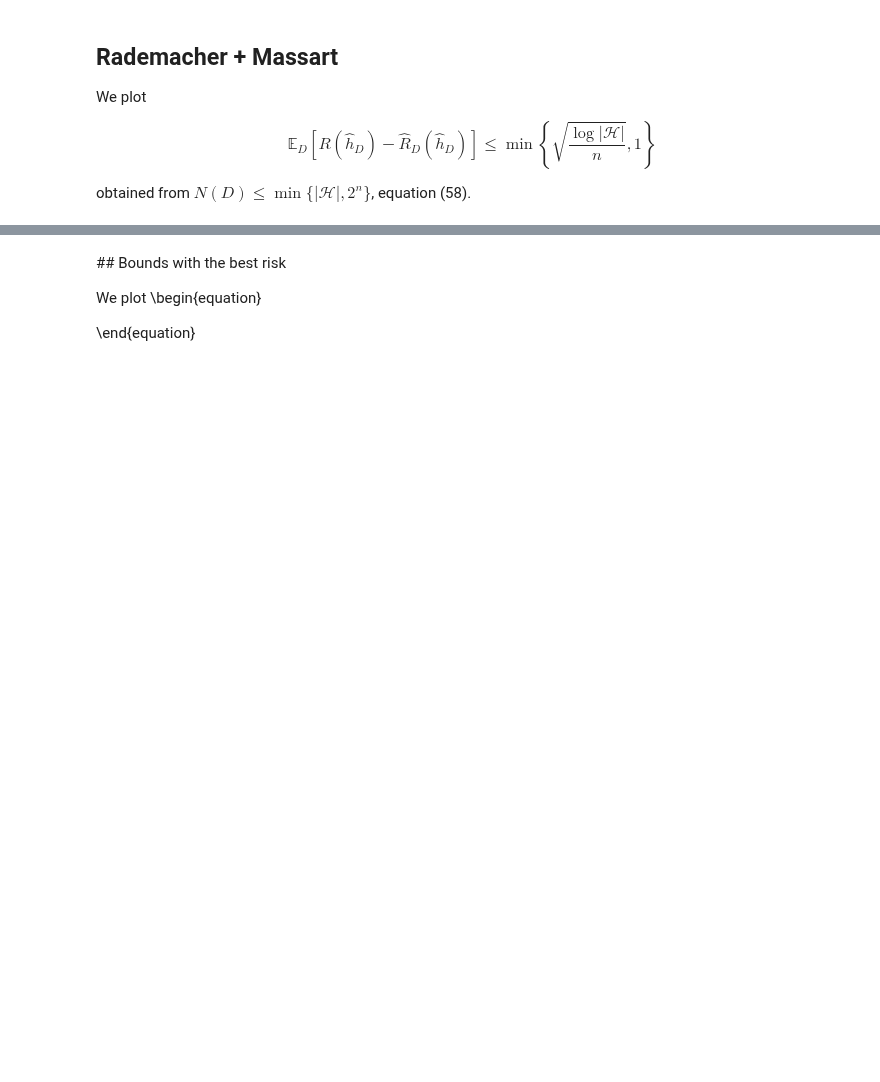
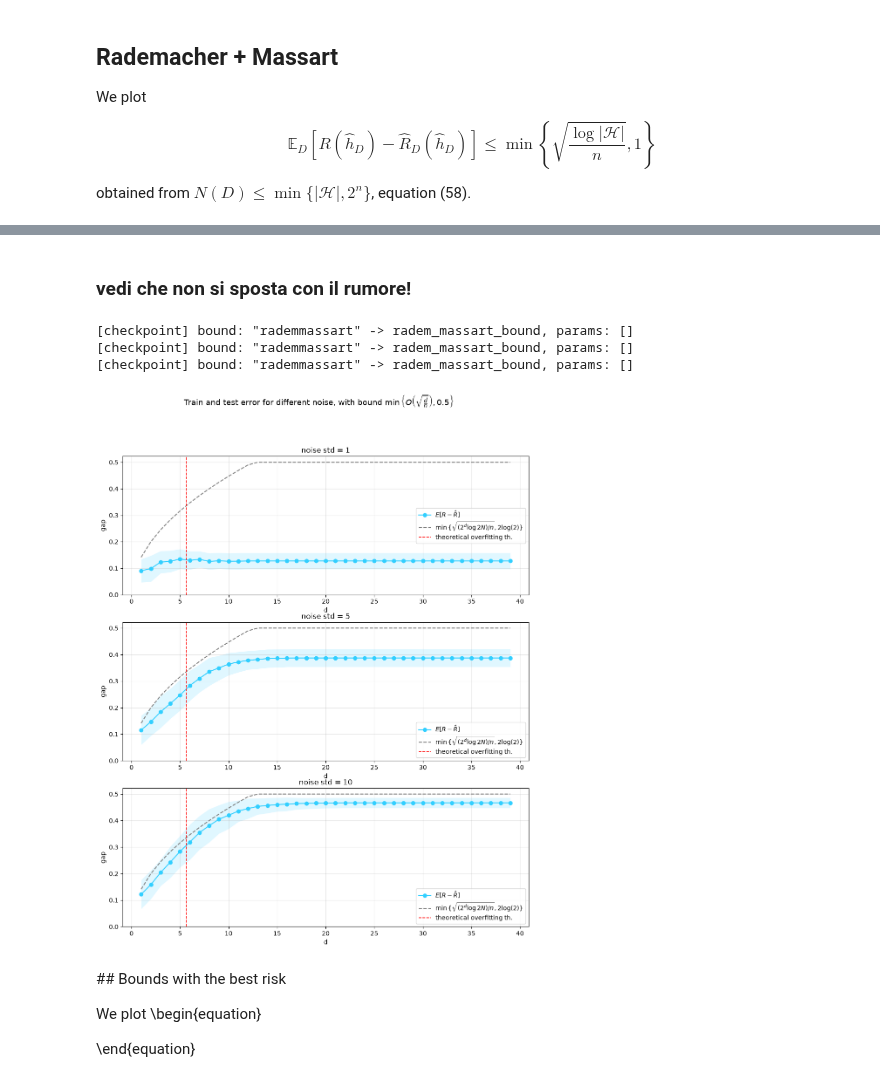
Before and after one commit to matildedol/tesi, a Jupyter notebook: source/rifaresperimenti.ipynb, the cells around one changed output, grey strips where cells are left out. Saved outputs shown, nothing was run; the diff lists cells and outputs as text; code cells hidden in the pictures; blank space fills up the shorter version.

Commit message:
go back to 2^n and figure out later

```diff
--- a/source/rifaresperimenti.ipynb
+++ b/source/rifaresperimenti.ipynb
@@ -70,3 +70,33 @@ plots(hat_Rs, Rs, gaps, std_hat_Rs=std_hat_Rs, std_Rs=std_Rs, std_gaps=std_gaps,
+# %% [markdown]
+### vedi che non si sposta con il rumore!
+# %%
+import matplotlib.pyplot as plt
+fig, axs = plt.subplots(3, 1, figsize=(12, 14))
+fig.suptitle(r'Train and test error for different noise, with bound $\min\left\{O\left(\sqrt{\frac{d}{n}}\right), 0.5\right\}$', fontsize=13)
+
+# noises
+my_noise_stds = [1, 5, 10]
+
+for ax, my_noise_std in zip(axs.flat, my_noise_stds):
+    # build test set
+    x_test = sample_x(data_size_test, supp_size)
+    y_test = sample_y(x=x_test, f=mysine, sigma=my_noise_std)
+
+    # build models and do plots
+    hat_Rs, Rs, gaps, std_hat_Rs, std_Rs, std_gaps, predictions, x, y, x_grid = main_loop(
+        x_test, y_test, n=data_size_tr, sigma=my_noise_std, T=num_iter, model=mymodel, f=mysine, N=supp_size)
+    plots(hat_Rs, Rs, gaps, std_hat_Rs=std_hat_Rs, std_Rs=std_Rs, std_gaps=std_gaps,
+          n=data_size_tr, sigma=my_noise_std, T=num_iter, model=mymodel,
+          one=False, three=False, axes=[ax],
+          bound_name = "rademmassart", bound_params = {})
+    ax.set_title(f'noise std = {my_noise_std}')
+
+# Runtime ~2 min for 3 noise stds
+# %% [output]
+[checkpoint] bound: "rademmassart" -> radem_massart_bound, params: []
+[checkpoint] bound: "rademmassart" -> radem_massart_bound, params: []
+[checkpoint] bound: "rademmassart" -> radem_massart_bound, params: []
+[figure, added]
 # %% [markdown]
 ## Bounds with the best risk
 
```
Also changed, not shown: parts of 3 cells of this notebook, 1 other file.
